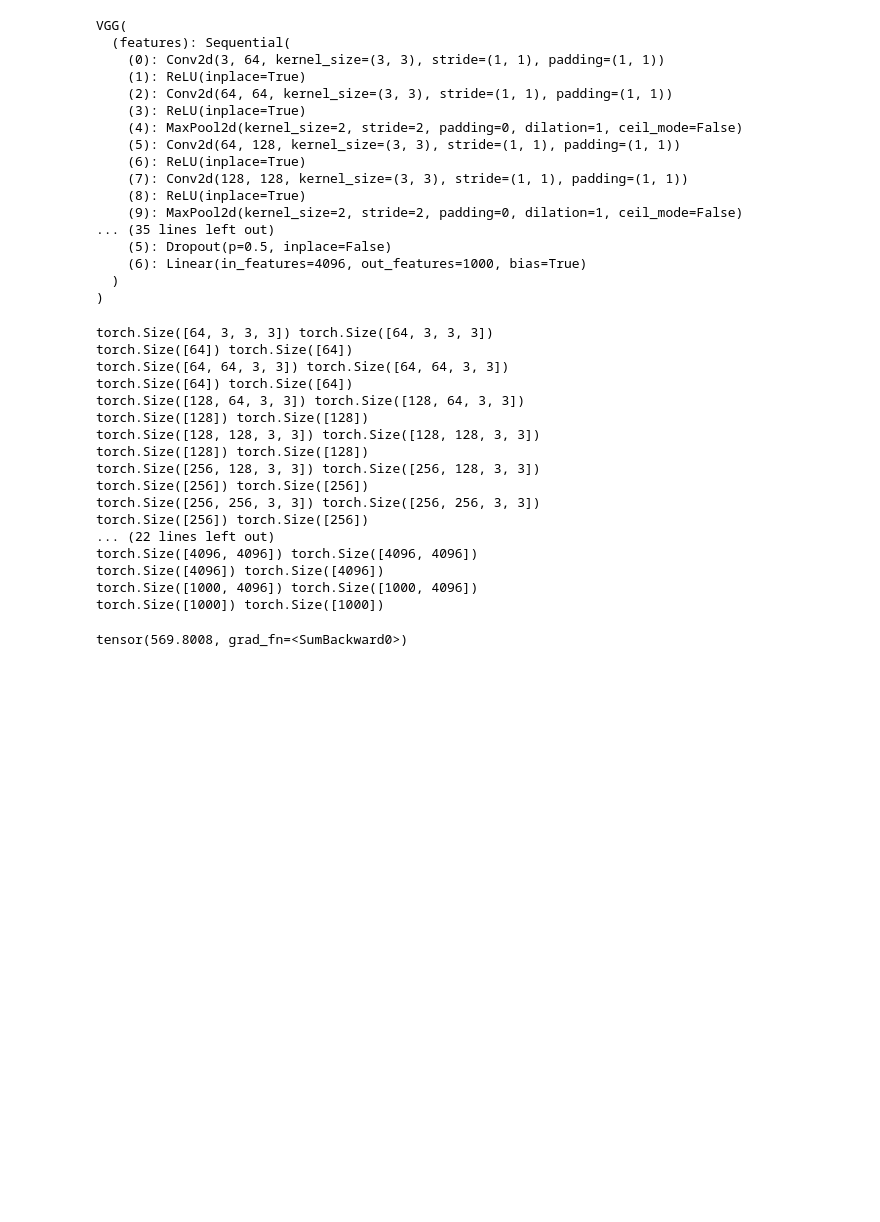
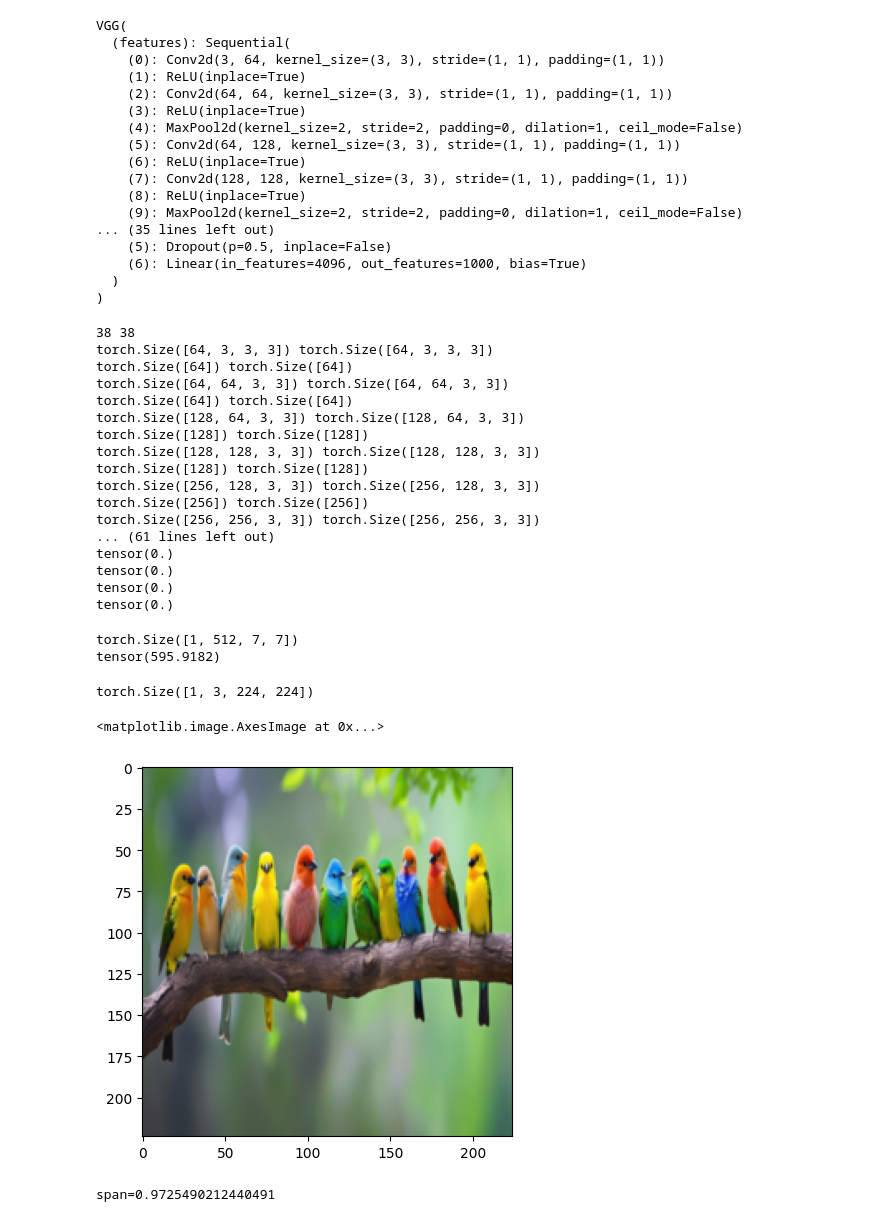
Before and after one commit to guillaume117/AbstractTorch, a Jupyter notebook: notebook/evaluateVGG.ipynb, the cells around one changed output. Cells and saved outputs as stored; diff of their text form; code cells hidden in the pictures; blank space fills up the shorter version.

```diff
--- a/notebook/evaluateVGG.ipynb
+++ b/notebook/evaluateVGG.ipynb
@@ -256,8 +247,21 @@ C = C.to(device)
 # %%
+num_layer_C = 0
+num_layer_model = 0
+for param_1 in C.parameters():
+    num_layer_C +=1
+
+for param_2 in model.parameters():
+    num_layer_model += 1
+print(num_layer_C,num_layer_model)
 for param_1, param_2 in zip(C.parameters(), model.parameters()):
     print(param_1.data.shape, param_2.data.shape)
-    param_1.data = param_2.data.clone()
+    param_1.data = param_2.data
+
+for param_1, param_2 in zip(C.parameters(), model.parameters()):
+
+    print(torch.sum(param_1.data) -torch.sum(param_2.data))
 # %% [output]
+38 38
 torch.Size([64, 3, 3, 3]) torch.Size([64, 3, 3, 3])
 torch.Size([64]) torch.Size([64])
 torch.Size([64, 64, 3, 3]) torch.Size([64, 64, 3, 3])
@@ -269,23 +273,51 @@ torch.Size([128]) torch.Size([128])
 torch.Size([256, 128, 3, 3]) torch.Size([256, 128, 3, 3])
 torch.Size([256]) torch.Size([256])
 torch.Size([256, 256, 3, 3]) torch.Size([256, 256, 3, 3])
-torch.Size([256]) torch.Size([256])
-... (22 lines left out)
-torch.Size([4096, 4096]) torch.Size([4096, 4096])
-torch.Size([4096]) torch.Size([4096])
-torch.Size([1000, 4096]) torch.Size([1000, 4096])
-torch.Size([1000]) torch.Size([1000])
+... (61 lines left out)
+tensor(0.)
+tensor(0.)
+tensor(0.)
+tensor(0.)
 # %%
-x=torch.randn(1,3,224,224)
-print(torch.sum(C(x)-model(x)))
+C.eval()
+model.eval()
+with torch.no_grad():
+    x=torch.randn(1,3,224,224)
+    print(torch.sum(C(x.detach())-model(x.detach())))
 # %% [output]
-tensor(569.8008, grad_fn=<SumBackward0>)
+torch.Size([1, 512, 7, 7])
+tensor(595.9182)
+# %%
+from PIL import Image
+import torch
+import torchvision.transforms as transforms
+
+image = Image.open("../images/oiseaux.jpeg")
+
+transform = transforms.Compose([
+    transforms.Resize((224, 224)),
+    transforms.ToTensor(),
+])
+image_tensor = transform(image)
+
+image_tensor = image_tensor.unsqueeze(0)
+print(image_tensor.size())
+import matplotlib.pyplot as plt
+plt.imshow(image_tensor[0].permute(1, 2, 0))
+# %% [output]
+torch.Size([1, 3, 224, 224])
+<matplotlib.image.AxesImage at 0x...>
+[figure, added]
 # %%
 dim_abstract=200
-alpha_value = 0.01
+alpha_value = 0.0005
+span =torch.max(image_tensor)-torch.min(image_tensor)
+print(f"span={span}")
 from abstract import abstractTensor as AT
-x=torch.randn(3,224,224)
-x=AT(x,alpha=alpha_value*torch.ones(dim_abstract)).abstract_tensor()
+
+x=AT(image_tensor.squeeze(0),alpha=alpha_value*span*torch.ones(dim_abstract)).abstract_tensor()
+# %% [output]
+span=0.9725490212440491
 # %%
 
 x=x.to(device)
```
Also changed, not shown: parts of 7 cells of this notebook, 5 other files.
